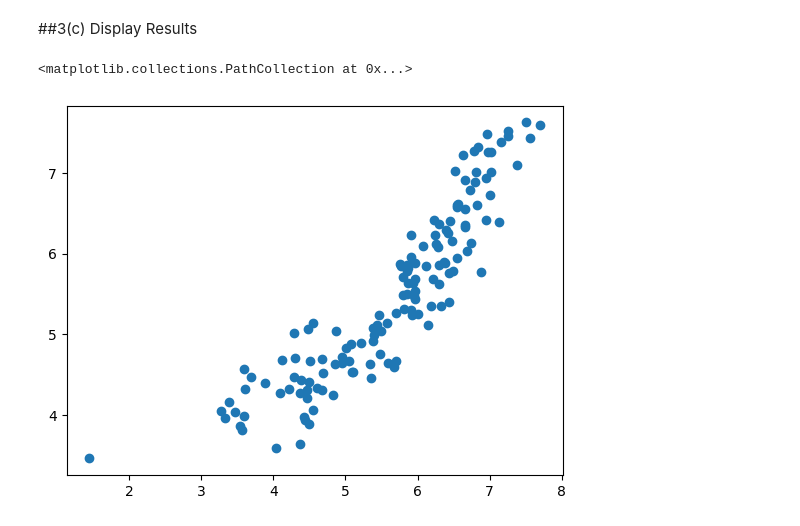
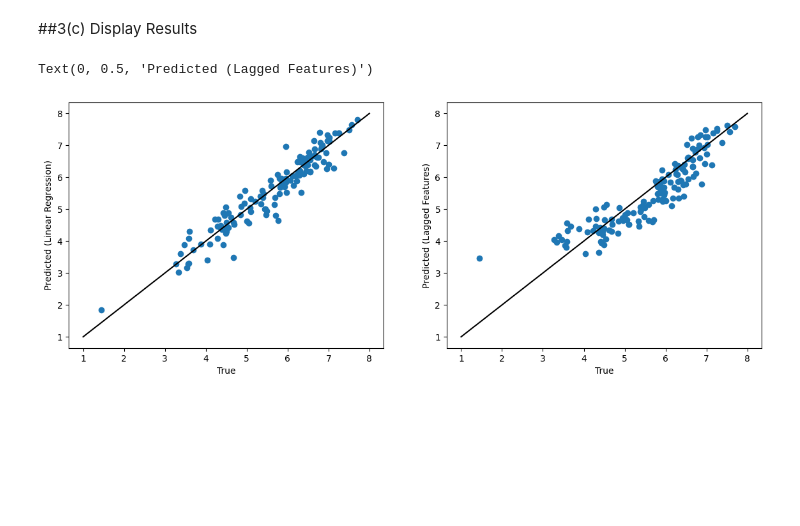
Before and after one commit to nicolesaade/WorldHappinessReportAnalysis, a Jupyter notebook: WorldHappinessReport_Time_Series.ipynb, the cells around one changed output. Saved outputs shown, nothing was run; the diff lists cells and outputs as text; code cells hidden in the pictures; blank space fills up the shorter version.

```diff
--- a/WorldHappinessReport_Time_Series.ipynb
+++ b/WorldHappinessReport_Time_Series.ipynb
@@ -89,9 +121,21 @@ ladder_2023.head()
 # %% [markdown]
 ##3(c) Display Results
-# %%
-import matplotlib.pyplot as plt
-
-plt.scatter(ladder_2023['True'], ladder_2023['Predicted'])
-# %% [output]
-<matplotlib.collections.PathCollection at 0x...>
-[figure, removed]
+# %%
+import matplotlib.pyplot as plt
+import numpy as np
+
+fig, axs = plt.subplots(1,2, figsize=(14,5))
+
+axs[0].scatter(ladder_2023['Life Ladder'], ladder_2023['Linear Regression'])
+x = np.linspace(1, 8, 400)
+axs[0].plot(x, x, c='k')
+axs[0].set_xlabel('True')
+axs[0].set_ylabel('Predicted (Linear Regression)')
+
+axs[1].scatter(ladder_2023['Life Ladder'], ladder_2023['Lagged'])
+axs[1].plot(x, x, c='k')
+axs[1].set_xlabel('True')
+axs[1].set_ylabel('Predicted (Lagged Features)')
+# %% [output]
+Text(0, 0.5, 'Predicted (Lagged Features)')
+[figure, added]
```
Also changed, not shown: parts of 5 cells of this notebook.
